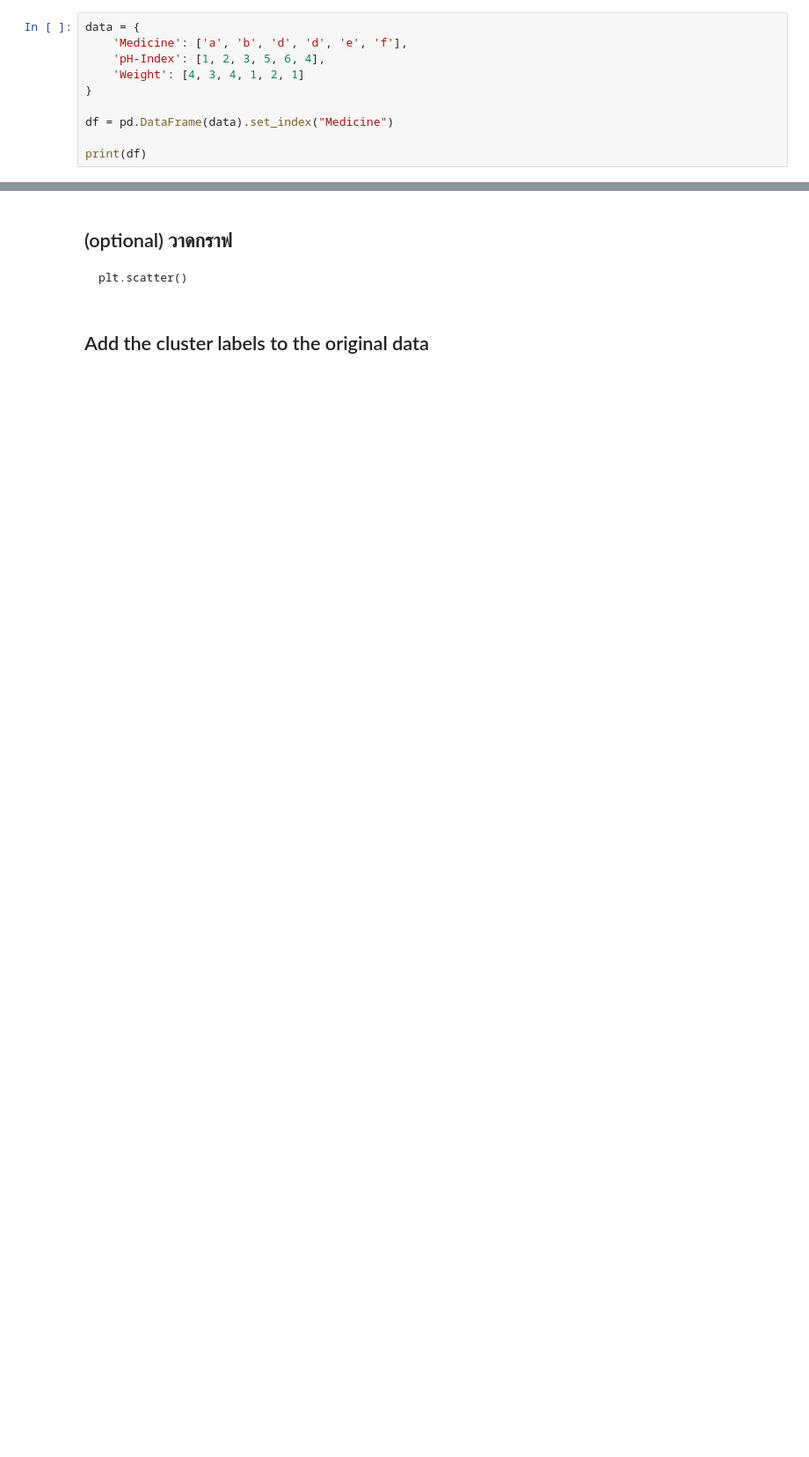
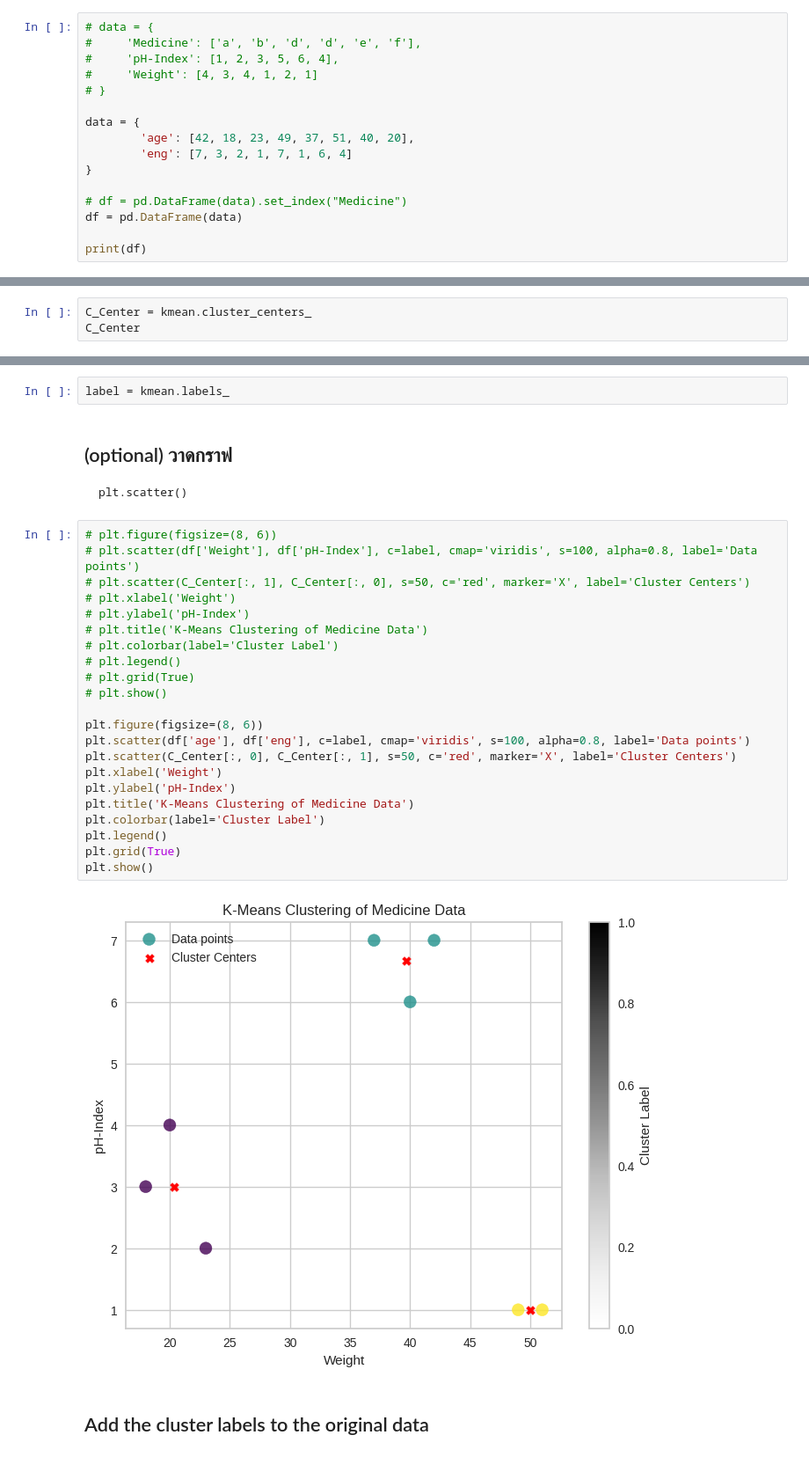
Before and after one commit to Nopkung9362/aml-2026-byNoppo, a Jupyter notebook: AML_01_K-means Clustering.ipynb, the cells around one changed output, grey strips where cells are left out. Shown at 88% size. Drawn from its saved outputs; the diff is of its cells as text; blank space fills up the shorter version.

````diff
--- a/AML_01_K-means Clustering.ipynb
+++ b/AML_01_K-means Clustering.ipynb
@@ -47,13 +47,19 @@ from yellowbrick.cluster import KElbowVisualizer
 pd.DataFrame()
 ```
 # %%
+# data = {
+#     'Medicine': ['a', 'b', 'd', 'd', 'e', 'f'],
+#     'pH-Index': [1, 2, 3, 5, 6, 4],
+#     'Weight': [4, 3, 4, 1, 2, 1]
+# }
+
 data = {
-    'Medicine': ['a', 'b', 'd', 'd', 'e', 'f'],
-    'pH-Index': [1, 2, 3, 5, 6, 4],
-    'Weight': [4, 3, 4, 1, 2, 1]
+        'age': [42, 18, 23, 49, 37, 51, 40, 20],
+        'eng': [7, 3, 2, 1, 7, 1, 6, 4]
 }
 
-df = pd.DataFrame(data).set_index("Medicine")
+# df = pd.DataFrame(data).set_index("Medicine")
+df = pd.DataFrame(data)
 
 print(df)
 # %% [output]
@@ -99,0 +101,3 @@ array([[2.        , 3.66666667],
+# %%
+C_Center = kmean.cluster_centers_
+C_Center
@@ -109,7 +113,33 @@ array([0, 0, 0, 1, 2, 1], dtype=int32)
+# %%
+label = kmean.labels_
 # %% [markdown]
 ## (optional) วาดกราฟ
 ```
 plt.scatter()
 ```
+# %%
+# plt.figure(figsize=(8, 6))
+# plt.scatter(df['Weight'], df['pH-Index'], c=label, cmap='viridis', s=100, alpha=0.8, label='Data points')
+# plt.scatter(C_Center[:, 1], C_Center[:, 0], s=50, c='red', marker='X', label='Cluster Centers')
+# plt.xlabel('Weight')
+# plt.ylabel('pH-Index')
+# plt.title('K-Means Clustering of Medicine Data')
+# plt.colorbar(label='Cluster Label')
+# plt.legend()
+# plt.grid(True)
+# plt.show()
+
+plt.figure(figsize=(8, 6))
+plt.scatter(df['age'], df['eng'], c=label, cmap='viridis', s=100, alpha=0.8, label='Data points')
+plt.scatter(C_Center[:, 0], C_Center[:, 1], s=50, c='red', marker='X', label='Cluster Centers')
+plt.xlabel('Weight')
+plt.ylabel('pH-Index')
+plt.title('K-Means Clustering of Medicine Data')
+plt.colorbar(label='Cluster Label')
+plt.legend()
+plt.grid(True)
+plt.show()
+# %% [output]
+[figure, added]
 # %% [markdown]
 ## Add the cluster labels to the original data
````
Also changed, not shown: parts of 13 cells of this notebook.
